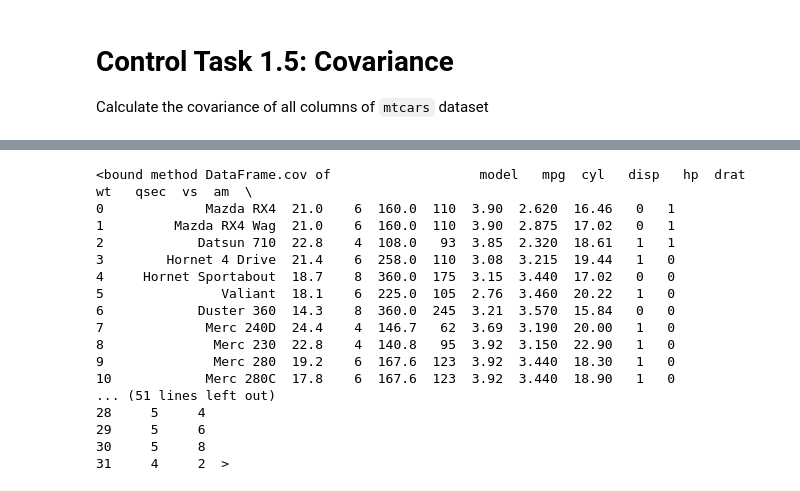
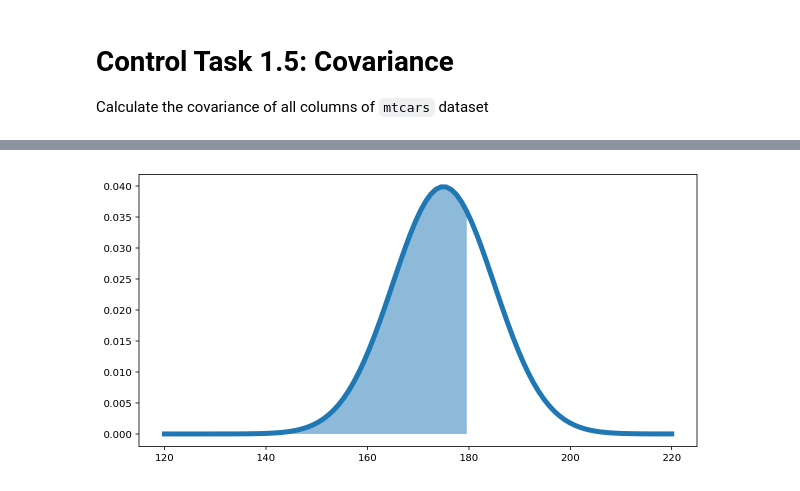
Before and after one commit to jgoerner/advanced-statistics, a Jupyter notebook: statistics/notebooks/Readingguide-1.ipynb, the cells around one changed output, grey strips where cells are left out. Cells and saved outputs as stored; diff of their text form; code cells hidden in the pictures.

```diff
--- a/statistics/notebooks/Readingguide-1.ipynb
+++ b/statistics/notebooks/Readingguide-1.ipynb
@@ -37,20 +54,0 @@ df_mtcars = pd.read_csv("./data/mtcars.csv")
-# %%
-df_mtcars.cov
-# %% [output]
-<bound method DataFrame.cov of                   model   mpg  cyl   disp   hp  drat     wt   qsec  vs  am  \
-0             Mazda RX4  21.0    6  160.0  110  3.90  2.620  16.46   0   1
-1         Mazda RX4 Wag  21.0    6  160.0  110  3.90  2.875  17.02   0   1
-2            Datsun 710  22.8    4  108.0   93  3.85  2.320  18.61   1   1
-3        Hornet 4 Drive  21.4    6  258.0  110  3.08  3.215  19.44   1   0
-4     Hornet Sportabout  18.7    8  360.0  175  3.15  3.440  17.02   0   0
-5               Valiant  18.1    6  225.0  105  2.76  3.460  20.22   1   0
-6            Duster 360  14.3    8  360.0  245  3.21  3.570  15.84   0   0
-7             Merc 240D  24.4    4  146.7   62  3.69  3.190  20.00   1   0
-8              Merc 230  22.8    4  140.8   95  3.92  3.150  22.90   1   0
-9              Merc 280  19.2    6  167.6  123  3.92  3.440  18.30   1   0
-10            Merc 280C  17.8    6  167.6  123  3.92  3.440  18.90   1   0
-... (51 lines left out)
-28     5     4
-29     5     6
-30     5     8
-31     4     2  >
@@ -56,0 +57,9 @@ df_mtcars.cov
+# %%
+x = np.linspace(120, 220, 100)
+# %%
+plt.rcParams["figure.figsize"] = (10,5)
+plt.plot(x, norm(loc=175, scale=10).pdf(x), linewidth=5)
+plt.fill_between(x[x < 180], 0, norm(loc=175, scale=10).pdf(x[x < 180]), alpha=.5)
+plt.savefig("./results/1-6-normal-density-with-.png");
+# %% [output]
+[figure, added]
```
Also changed, not shown: parts of 3 cells of this notebook, 3 other files.
